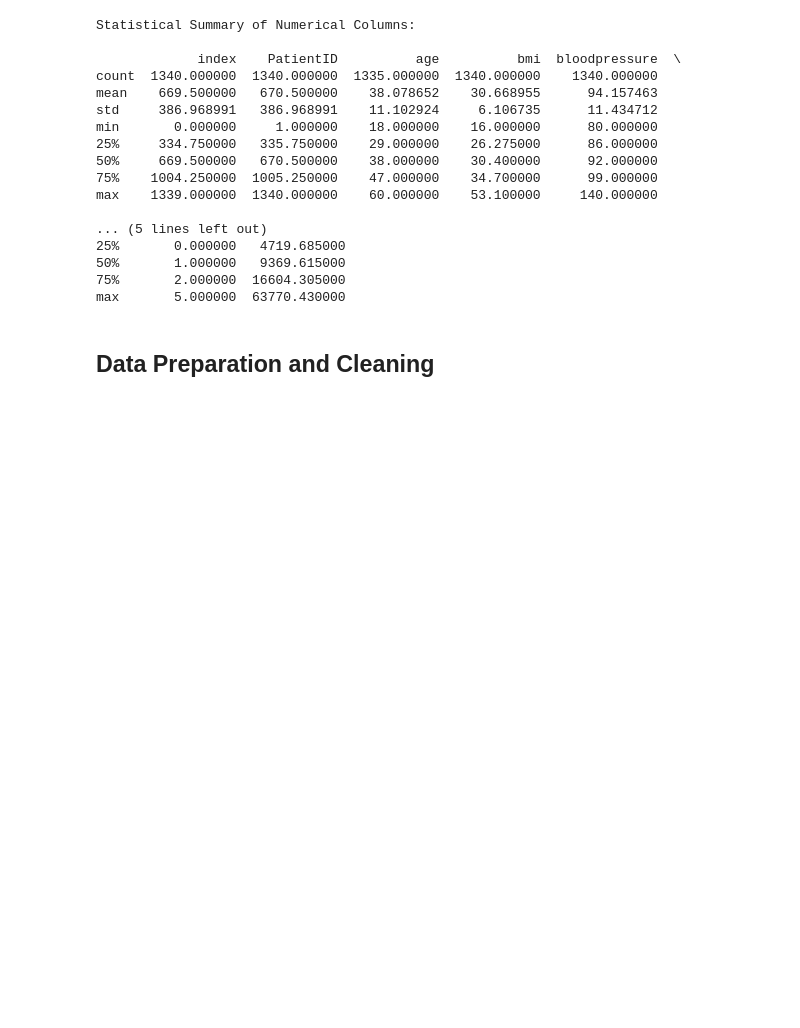
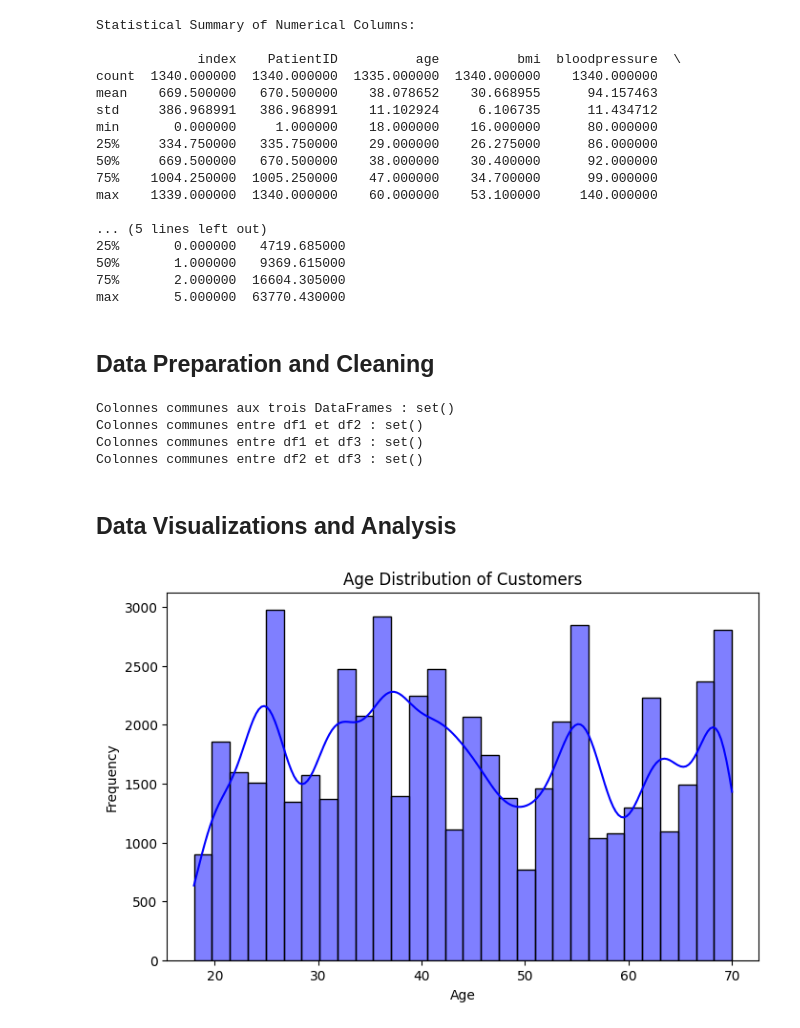
Before and after one commit to WilliamKau12/Projet_AI, a Jupyter notebook: Projet.ipynb, the cells around one changed output. Drawn from its saved outputs; the diff is of its cells as text; code cells hidden in the pictures; blank space fills up the shorter version.

Commit message:
Add of graph

```diff
--- a/Projet.ipynb
+++ b/Projet.ipynb
@@ -188,3 +190,31 @@ df2['Environmental Impact Score'] = (
 
 # Create a Risk Score in df3 based on insurance claims
 df3['Risk Score'] = df3['claim'] / (df3['age'] + 1)
+# %%
+common_columns = set(df1.columns) & set(df2.columns) & set(df3.columns)
+print("\nColonnes communes aux trois DataFrames :", common_columns)
+
+common_df1_df2 = set(df1.columns) & set(df2.columns)
+print("Colonnes communes entre df1 et df2 :", common_df1_df2)
+
+common_df1_df3 = set(df1.columns) & set(df3.columns)
+print("Colonnes communes entre df1 et df3 :", common_df1_df3)
+
+common_df2_df3 = set(df2.columns) & set(df3.columns)
+print("Colonnes communes entre df2 et df3 :", common_df2_df3)
+# %% [output]
+Colonnes communes aux trois DataFrames : set()
+Colonnes communes entre df1 et df2 : set()
+Colonnes communes entre df1 et df3 : set()
+Colonnes communes entre df2 et df3 : set()
+# %% [markdown]
+## Data Visualizations and Analysis
+# %%
+plt.figure(figsize=(8, 5))
+sns.histplot(df1['Age'], bins=30, kde=True, color='blue')
+plt.title('Age Distribution of Customers')
+plt.xlabel('Age')
+plt.ylabel('Frequency')
+plt.show()
+# %% [output]
+[figure, added]
```
Also changed, not shown: parts of 2 cells of this notebook.
